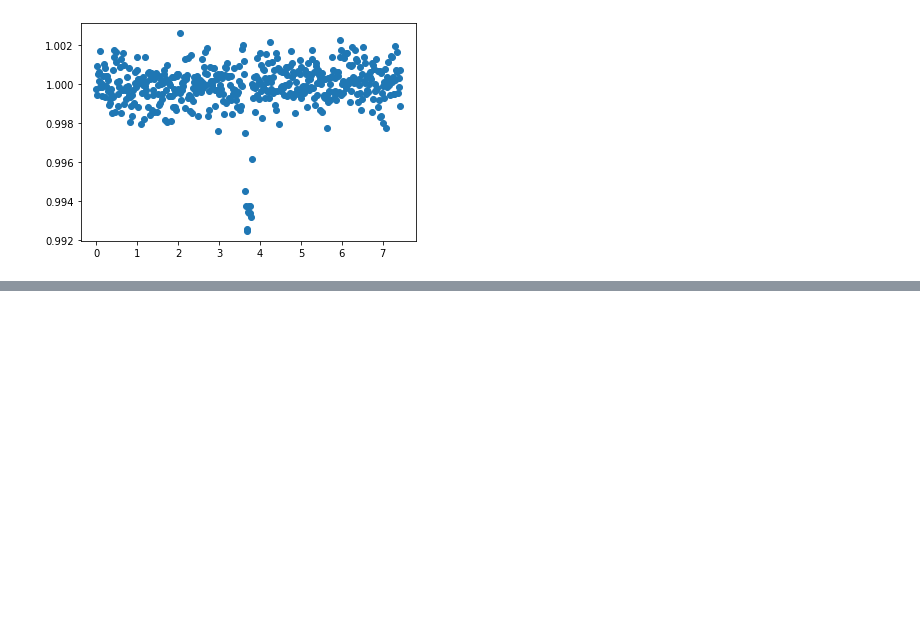
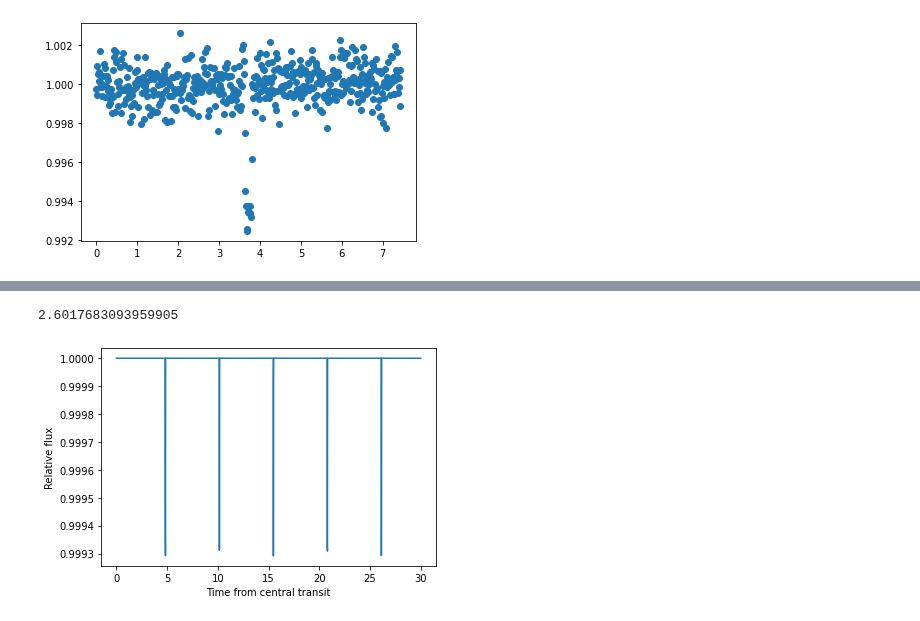
Before and after one commit to Hamza-Suleman/transiting-exoplanets, a Jupyter notebook: BATMAN_testing.ipynb, the cells around one changed output, grey strips where cells are left out. Cells and saved outputs as stored; diff of their text form; code cells hidden in the pictures; blank space fills up the shorter version.

```diff
--- a/BATMAN_testing.ipynb
+++ b/BATMAN_testing.ipynb
@@ -234,10 +234,15 @@ def model_fit(par,time,flux,flux_err): #batman parameters, fit batman model to o
   params.u = [0.1, 0.3]              #limb darkening coefficients [u1, u2]
   params.limb_dark = "quadratic"
   LC_model = batman.TransitModel(params, time)
-  return LC_model
+  LC_flux = LC_model.light_curve(params)
+  fit_list = []
+  i = 0
+  for i in range(len(LC_flux)):
+    fit_list.append(0.5 * (((LC_flux[i] - flux[i])**2)/flux_err[i])) #assess googdness of fit
+    i += 1
+  fit = np.sum(fit_list)
+  return fit
 # %%
 input_params = [0,4.78195,0.1,15,87,0,90]
-m = model_fit(input_params,model_time,model_flux,model_fluxerr)
-flux_plot = m.light_curve(params)
-plt.plot(model_time,model_flux)
+model_fit(input_params,model_time,model_flux,model_fluxerr)
 # %% [output]
@@ -248,0 +272,16 @@ NameError: ignored
+# %%
+new_input = [-4.90053890e-01,  5.32101363e+00,  2.63670999e-02,  2.02600962e+01, 8.89373370e+01, -9.74247117e-01,  9.01101847e+01]
+model_fit(new_input,model_time,model_flux,model_fluxerr)
+# %% [output]
+2.6017683093959905
+# %%
+params = batman.TransitParams()
+transit_params(-4.90053890e-01,  5.32101363e+00,  2.63670999e-02,  2.02600962e+01, 8.89373370e+01, -9.74247117e-01,  9.01101847e+01)
+m = batman.TransitModel(params, model_time)
+flux = m.light_curve(params)
+plt.plot(model_time, flux)
+plt.xlabel("Time from central transit")
+plt.ylabel("Relative flux")
+plt.show()
+# %% [output]
+[figure, added]
```
Also changed, not shown: parts of 3 cells of this notebook.
